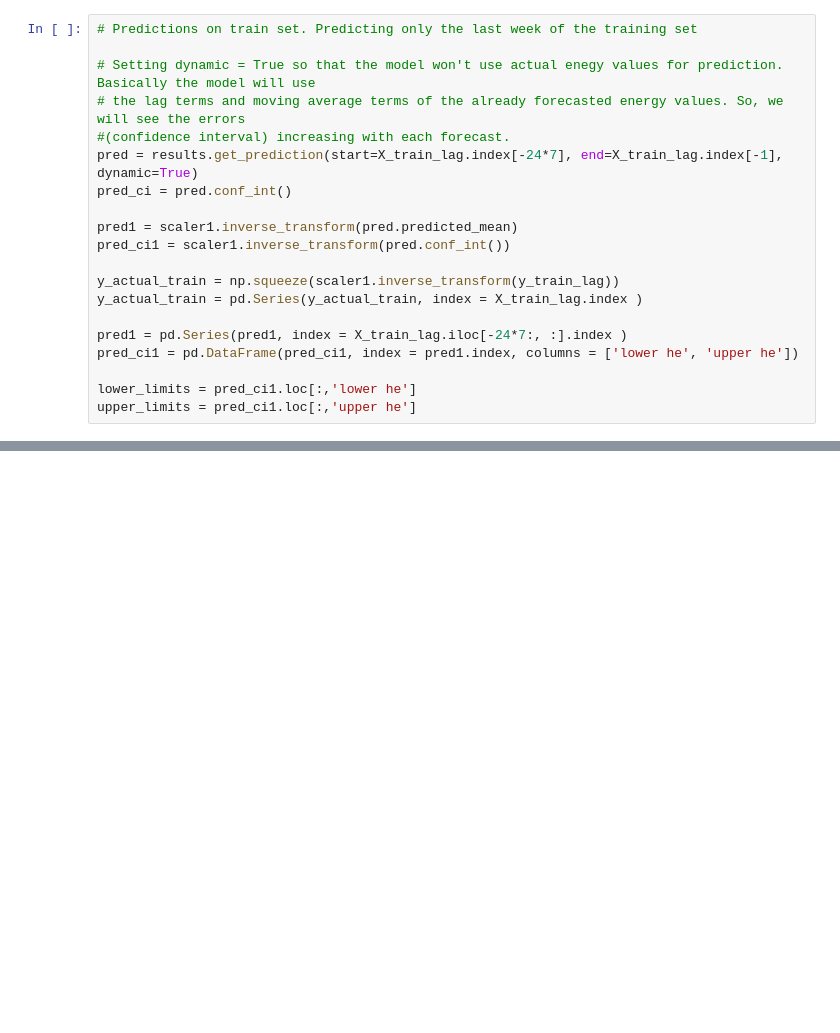
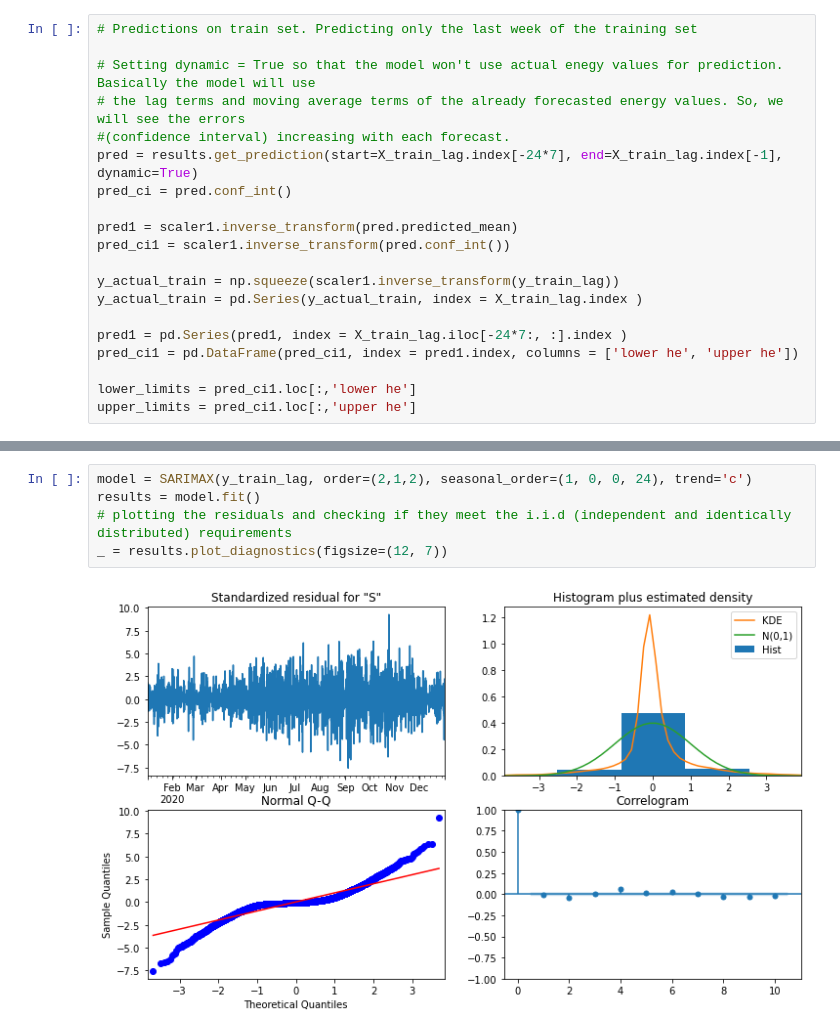
Before and after one commit to Naoki95957/Collect-Forecast-Visualize, a Jupyter notebook: forecast/Solar_Forecast.ipynb, the cells around one changed output, grey strips where cells are left out. Drawn from its saved outputs; the diff is of its cells as text; blank space fills up the shorter version.

```diff
--- a/forecast/Solar_Forecast.ipynb
+++ b/forecast/Solar_Forecast.ipynb
@@ -526,0 +496,7 @@ _ = plt.title('Testing the SARIMAX (2,1,1)x(1,0,0,24) model on the testing set:
+# %%
+model = SARIMAX(y_train_lag, order=(2,1,2), seasonal_order=(1, 0, 0, 24), trend='c')
+results = model.fit()
+# plotting the residuals and checking if they meet the i.i.d (independent and identically distributed) requirements
+_ = results.plot_diagnostics(figsize=(12, 7))
+# %% [output]
+[figure, added]
```
Also changed, not shown: parts of 16 cells of this notebook, 6 other files.
